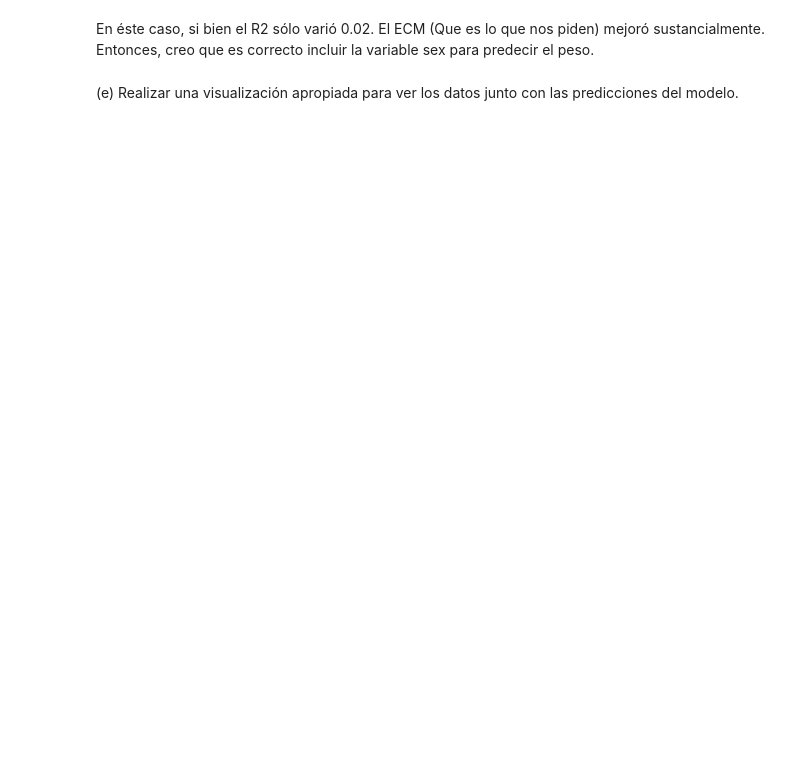
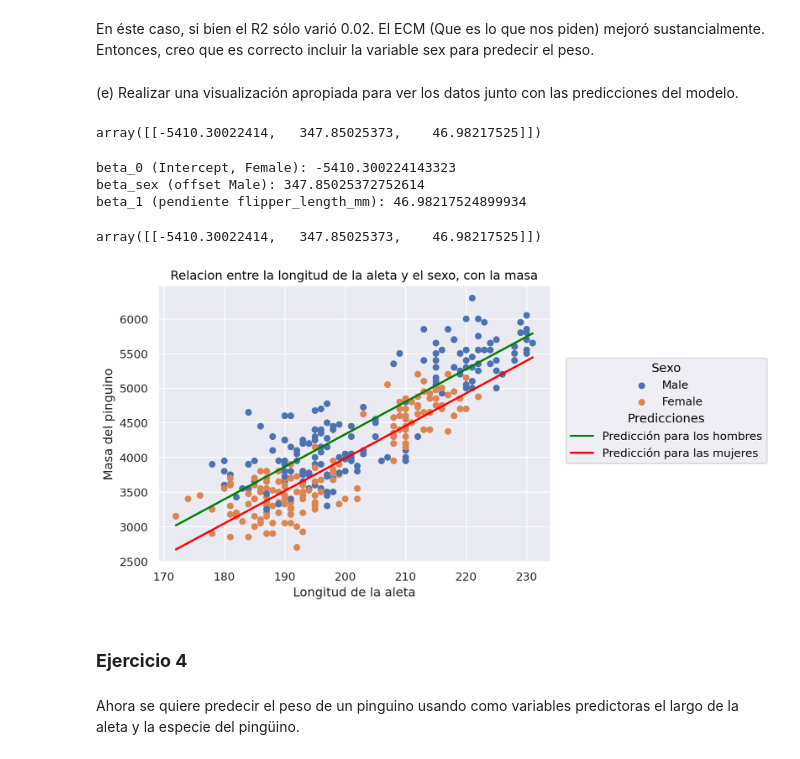
Before and after one commit to LucaChicconi/_labodatos, a Jupyter notebook: practica7.ipynb, the cells around one changed output. Saved outputs shown, nothing was run; the diff lists cells and outputs as text; code cells hidden in the pictures; blank space fills up the shorter version.

```diff
--- a/practica7.ipynb
+++ b/practica7.ipynb
@@ -339,3 +328,38 @@ R2:  0.8503039126988626
 En éste caso, si bien el R2 sólo varió 0.02. El ECM (Que es lo que nos piden) mejoró sustancialmente. Entonces, creo que es correcto incluir la variable sex para predecir el peso.
 # %% [markdown]
 (e) Realizar una visualización apropiada para ver los datos junto con las predicciones del modelo.
+# %%
+modelo2.coef_
+# %% [output]
+array([[-5410.30022414,   347.85025373,    46.98217525]])
+# %%
+# Columnas de X (en este orden): Intercept, sex[T.Male], flipper_length_mm
+beta_0 = modelo.coef_[0][0]   # Intercept -> intercepto para sexo base (Female)
+beta_sex = modelo.coef_[0][1] # sex[T.Male] -> offset por ser macho
+beta_1 = modelo.coef_[0][2]   # flipper_length_mm -> pendiente (igual para ambos sexos)
+
+print("beta_0 (Intercept, Female):", beta_0)
+print("beta_sex (offset Male):", beta_sex)
+print("beta_1 (pendiente flipper_length_mm):", beta_1)
+
+modelo.coef_
+# %% [output]
+beta_0 (Intercept, Female): -5410.300224143323
+beta_sex (offset Male): 347.85025372752614
+beta_1 (pendiente flipper_length_mm): 46.98217524899934
+array([[-5410.30022414,   347.85025373,    46.98217525]])
+# %%
+(
+    so.Plot(data=penguins_limpia,x="flipper_length_mm",y="body_mass_g")
+    .add(so.Dot(),color="sex",)
+    .add(so.Line(color="green",linewidth=2),y=beta_0+beta_sex+beta_1*penguins_limpia.flipper_length_mm,label="Predicción para los hombres")
+    .add(so.Line(color="red",linewidth=2),y=beta_0+beta_1*penguins_limpia.flipper_length_mm,label="Predicción para las mujeres")
+    .label(legend="Predicciones")
+).label(x="Longitud de la aleta",y="Masa del pinguino",title="Relacion entre la longitud de la aleta y el sexo, con la masa",color="Sexo")
+# %% [output]
+[figure, added]
+# %% [markdown]
+### **Ejercicio 4**
+# %% [markdown]
+Ahora se quiere predecir el peso de un pinguino usando como variables predictoras el largo de
+la aleta y la especie del pingüino.
```
Also changed, not shown: parts of 43 cells of this notebook, 15 other files.
